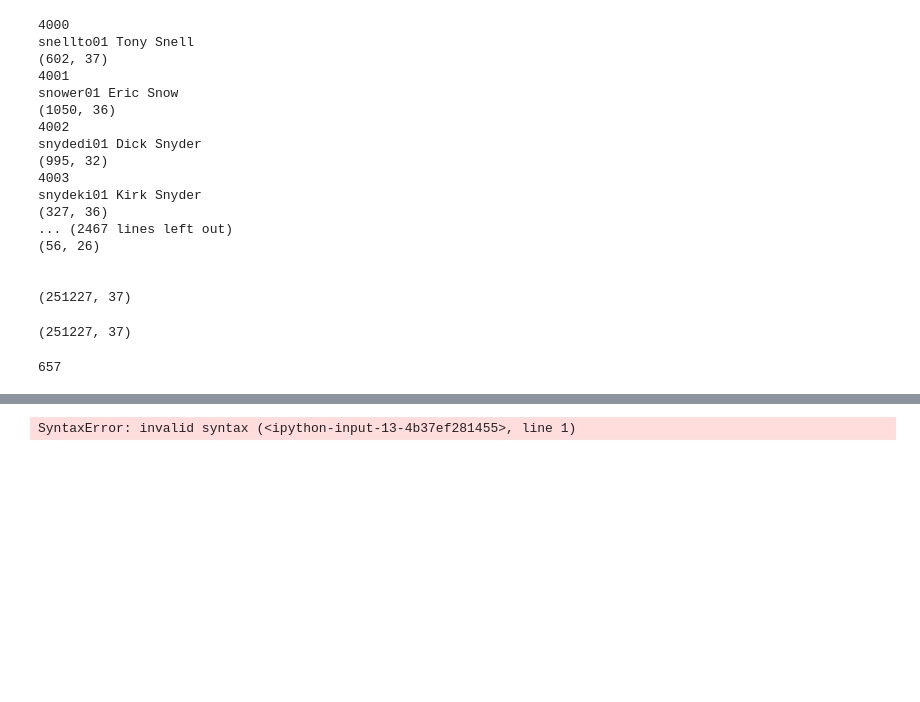
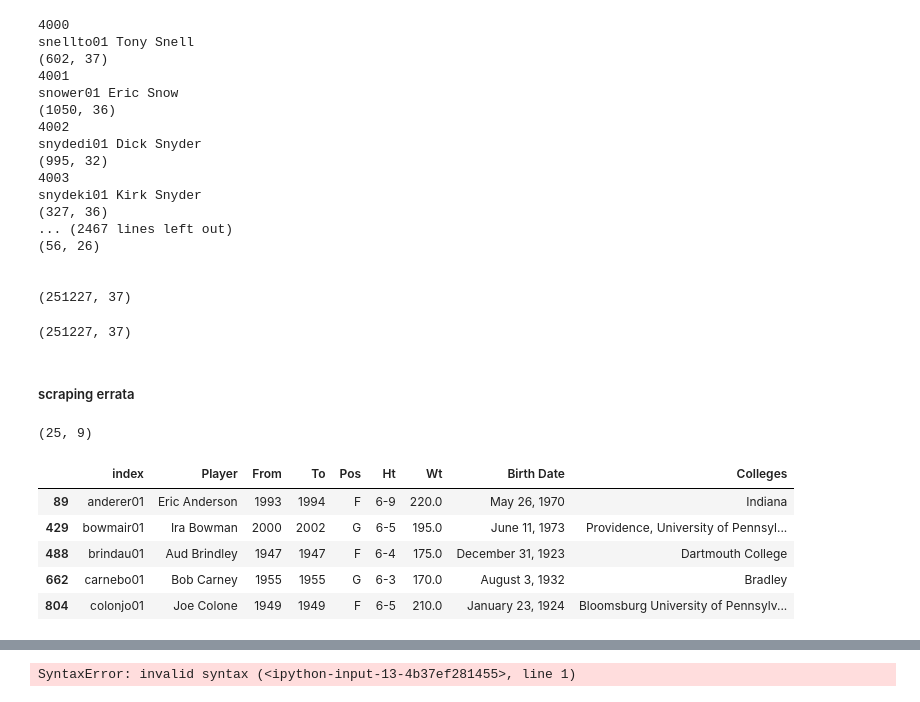
Before and after one commit to mmatosin/nba_analysis, a Jupyter notebook: notebooks/game_log_scraping.ipynb, the cells around one changed output, grey strips where cells are left out. Cells and saved outputs as stored; diff of their text form; code cells hidden in the pictures; blank space fills up the shorter version.

```diff
--- a/notebooks/game_log_scraping.ipynb
+++ b/notebooks/game_log_scraping.ipynb
@@ -281,7 +281,48 @@ snydeki01 Kirk Snyder
 print(game_logs.shape)
 # %% [output]
 (251227, 37)
-# %%
-len(game_logs['NAME'].unique())
-# %% [output]
-657
+# %% [markdown]
+##### scraping errata
+# %%
+#to_scrape = pd.read_csv(f"{interimDataDir}/error_indices.csv")
+#scrape_idx = list(to_scrape['index'].values)
+scrape_idx = ['anderer01',
+ 'bowmair01',
+ 'brindau01',
+ 'carnebo01',
+ 'colonjo01',
+ 'corleke01',
+ 'dickehe01',
+ 'flemial01',
+ 'henrysk01',
+ 'jacksaa01',
+ 'jentch01',
+ 'johnstr01',
+ 'killuea01',
+ 'kingda01',
+ 'kitchcu01',
+ 'klotzhe01',
+ 'lowerch01',
+ 'mahonmo01',
+ 'napolpa01',
+ 'raikesh01',
+ 'rockge01',
+ 'stockda01',
+ 'widbyro01',
+ 'winklma01',
+ 'yonakri01']
+
+scrape_df = df[df['index'].isin(scrape_idx)]
+
+print(scrape_df.shape)
+# %% [output]
+(25, 9)
+# %%
+scrape_df.head()
+# %% [output]
+|  | index | Player | From | To | Pos | Ht | Wt | Birth Date | Colleges |
+| 89 | anderer01 | Eric Anderson | 1993 | 1994 | F | 6-9 | 220.0 | May 26, 1970 | Indiana |
+| 429 | bowmair01 | Ira Bowman | 2000 | 2002 | G | 6-5 | 195.0 | June 11, 1973 | Providence, University of Pennsyl... |
+| 488 | brindau01 | Aud Brindley | 1947 | 1947 | F | 6-4 | 175.0 | December 31, 1923 | Dartmouth College |
+| 662 | carnebo01 | Bob Carney | 1955 | 1955 | G | 6-3 | 170.0 | August 3, 1932 | Bradley |
+| 804 | colonjo01 | Joe Colone | 1949 | 1949 | F | 6-5 | 210.0 | January 23, 1924 | Bloomsburg University of Pennsylv... |
```
Also changed, not shown: parts of 7 cells of this notebook, 6 other files.
